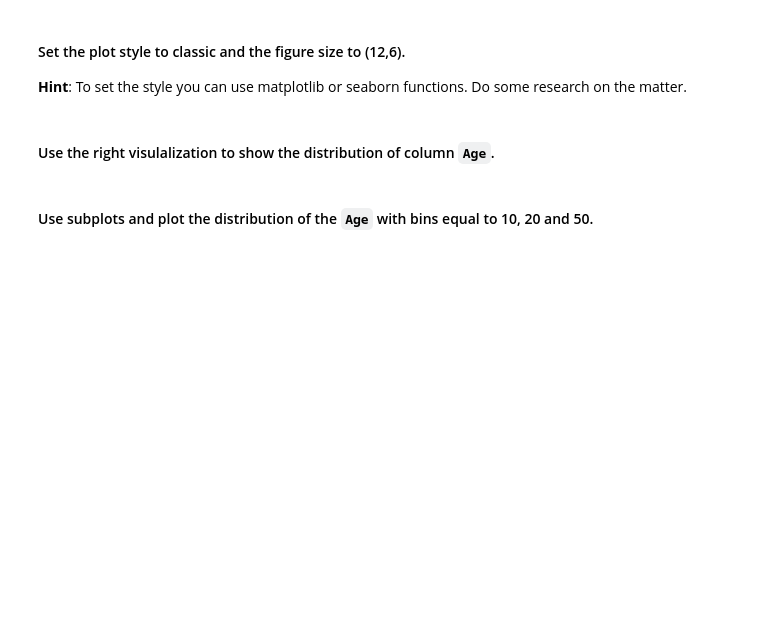
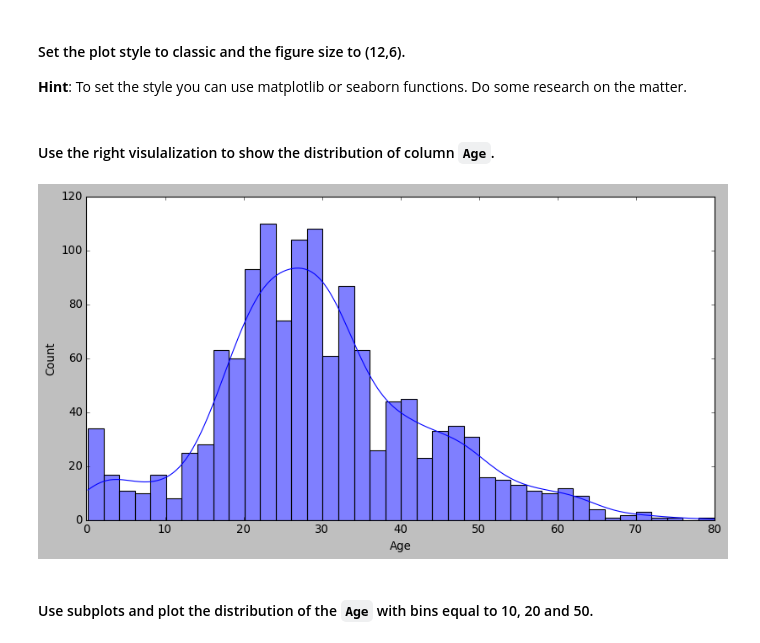
Before and after one commit to Ironhack-Data-Madrid-Mayo-2022/5.2-lab-matplotlib-seaborn, a Jupyter notebook: your-code/main.ipynb, the cells around one changed output. Saved outputs shown, nothing was run; the diff lists cells and outputs as text; code cells hidden in the pictures; blank space fills up the shorter version.

```diff
--- a/your-code/main.ipynb
+++ b/your-code/main.ipynb
@@ -30,0 +41,2 @@ How the average number of steps change by month. Use the appropriate visualizati
+# %%
+plt.rcParams['figure.figsize']=(12, 4)
@@ -49,0 +64,4 @@ How the average number of steps change by month. Use the appropriate visualizati
+# %%
+titanic= pd.read_csv(r'C:\Users\Oriana Ampuero\ironhack\semana5\5.2-lab-matplotlib-seaborn\data\titanic.csv')
+
+titanic.head()
@@ -68,2 +139,5 @@ How the average number of steps change by month. Use the appropriate visualizati
+# %%
+plt.style.use('classic')
+plt.rcParams['figure.figsize']=(12, 6)
 # %% [markdown]
 #### Use the right visulalization to show the distribution of column `Age`.
@@ -72,2 +144,9 @@ How the average number of steps change by month. Use the appropriate visualizati
+# %%
+sns.histplot(x=titanic.Age,
+             bins=40,
+             kde=True
+              );
+# %% [output]
+[figure, added]
 # %% [markdown]
 #### Use subplots and plot the distribution of the `Age`  with bins equal to 10, 20 and 50.
```
Also changed, not shown: parts of 36 cells of this notebook.
